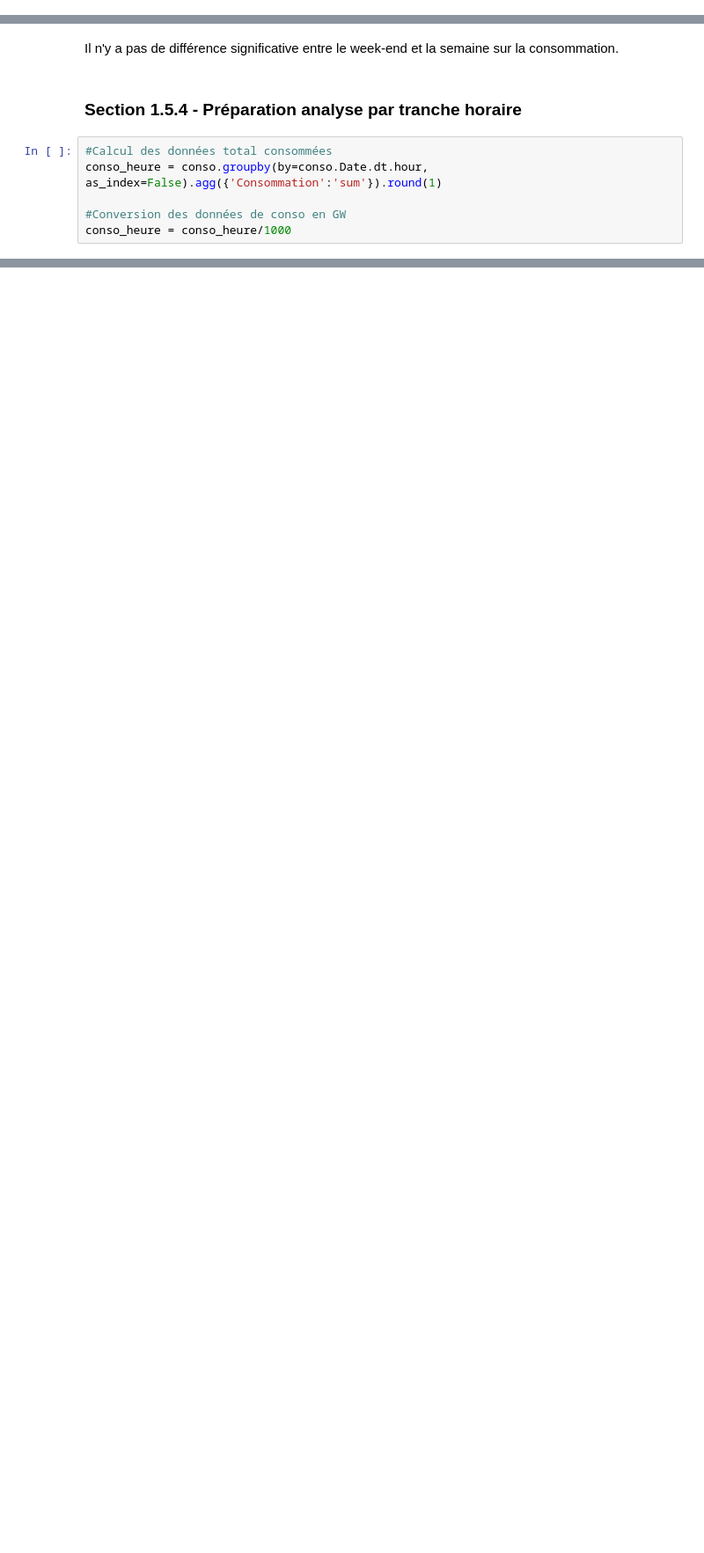
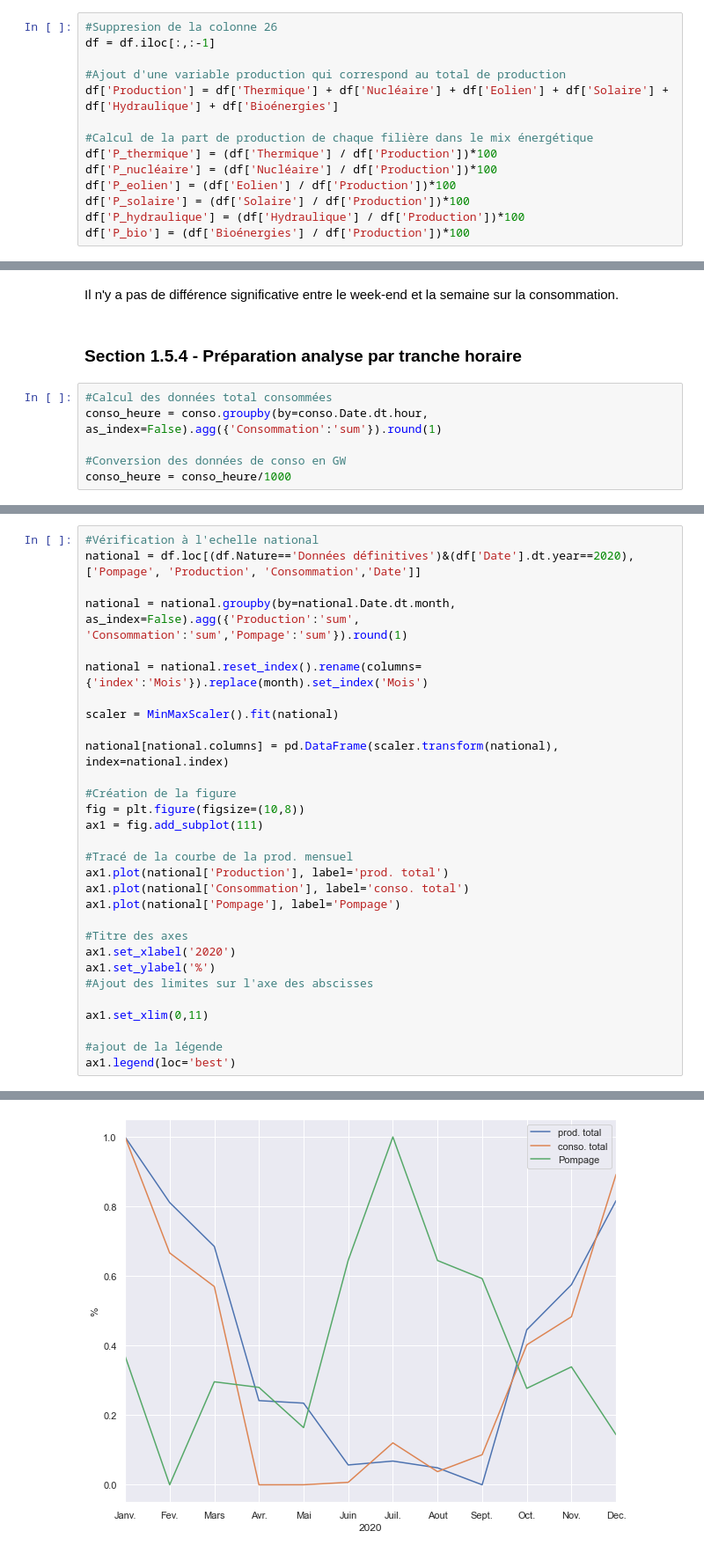
Before and after one commit to Menager49/PY-net-elec, a Jupyter notebook: script.ipynb, the cells around one changed output, grey strips where cells are left out. Shown: that part at 88% size. Saved outputs shown, nothing was run; the diff lists cells and outputs as text; blank space fills up the shorter version.

```diff
--- a/script.ipynb
+++ b/script.ipynb
@@ -78,0 +95,14 @@ df.columns = df.columns.str.replace(" ","_")
+# %%
+#Suppresion de la colonne 26
+df = df.iloc[:,:-1]
+
+#Ajout d'une variable production qui correspond au total de production
+df['Production'] = df['Thermique'] + df['Nucléaire'] + df['Eolien'] + df['Solaire'] + df['Hydraulique'] + df['Bioénergies']
+
+#Calcul de la part de production de chaque filière dans le mix énergétique
+df['P_thermique'] = (df['Thermique'] / df['Production'])*100
+df['P_nucléaire'] = (df['Nucléaire'] / df['Production'])*100
+df['P_eolien'] = (df['Eolien'] / df['Production'])*100
+df['P_solaire'] = (df['Solaire'] / df['Production'])*100
+df['P_hydraulique'] = (df['Hydraulique'] / df['Production'])*100
+df['P_bio'] = (df['Bioénergies'] / df['Production'])*100
@@ -289,0 +408,31 @@ ax1.set_title('Evolution de la consommation par heure pour la région centre',fo
+# %%
+#Vérification à l'echelle national
+national = df.loc[(df.Nature=='Données définitives')&(df['Date'].dt.year==2020),['Pompage', 'Production', 'Consommation','Date']]
+
+national = national.groupby(by=national.Date.dt.month, as_index=False).agg({'Production':'sum', 'Consommation':'sum','Pompage':'sum'}).round(1)
+
+national = national.reset_index().rename(columns={'index':'Mois'}).replace(month).set_index('Mois')
+
+scaler = MinMaxScaler().fit(national)
+
+national[national.columns] = pd.DataFrame(scaler.transform(national), index=national.index)
+
+#Création de la figure
+fig = plt.figure(figsize=(10,8))
+ax1 = fig.add_subplot(111)
+
+#Tracé de la courbe de la prod. mensuel
+ax1.plot(national['Production'], label='prod. total')
+ax1.plot(national['Consommation'], label='conso. total')
+ax1.plot(national['Pompage'], label='Pompage')
+
+#Titre des axes
+ax1.set_xlabel('2020')
+ax1.set_ylabel('%')
+#Ajout des limites sur l'axe des abscisses
+
+ax1.set_xlim(0,11)
+
+#ajout de la légende
+ax1.legend(loc='best')
+# %% [output]
@@ -289,0 +440 @@ ax1.set_title('Evolution de la consommation par heure pour la région centre',fo
+[figure, added]
```
Also changed, not shown: parts of 38 cells of this notebook.
